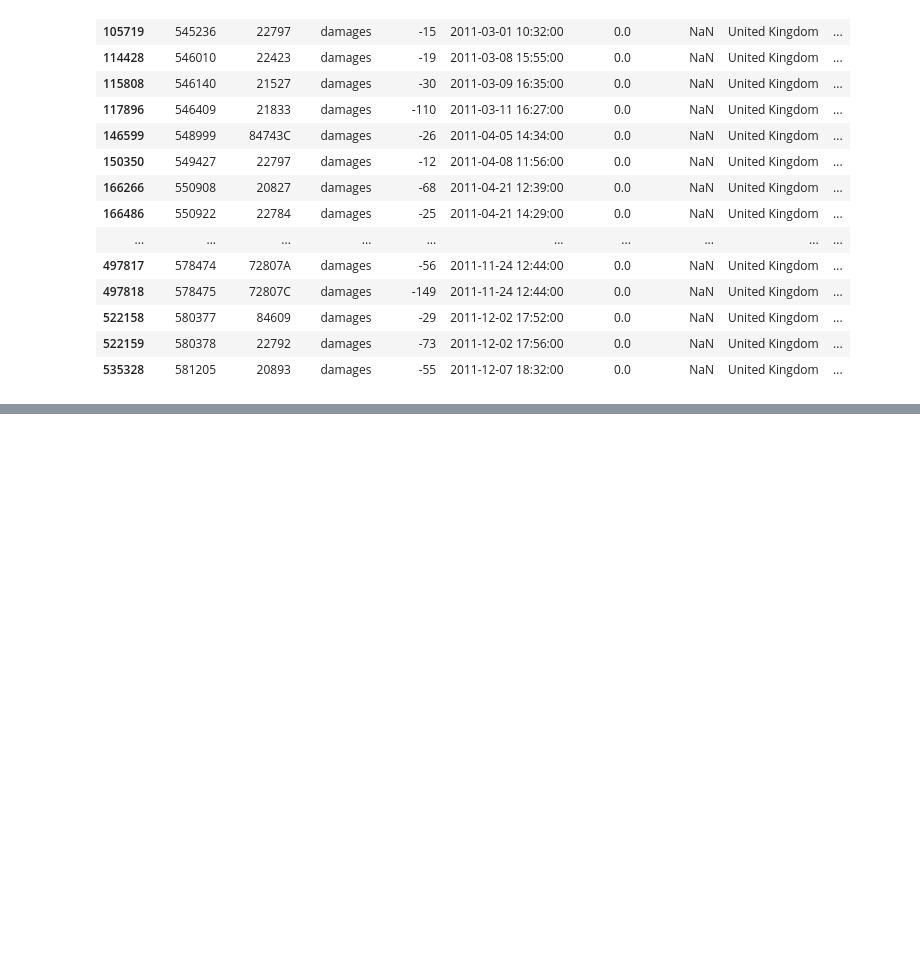
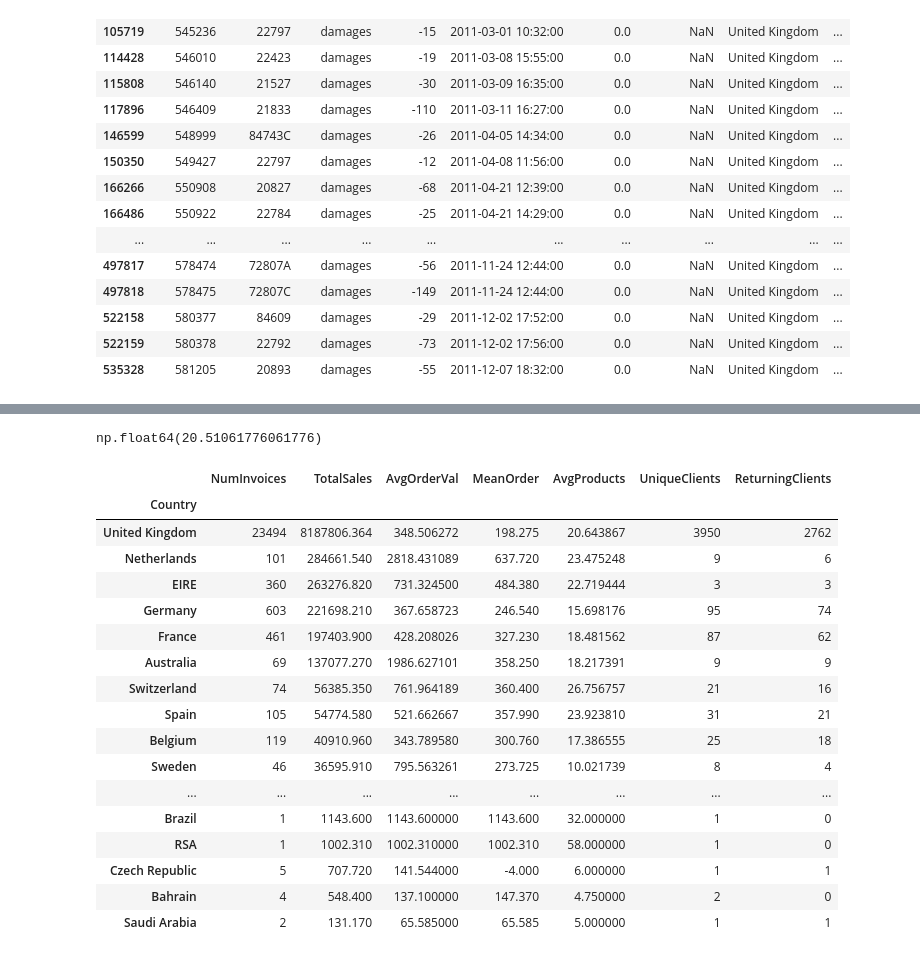
Before and after one commit to paulinaromanczuk/BD_AWDP_S1, a Jupyter notebook: online_retail_EDA.ipynb, the cells around one changed output, grey strips where cells are left out. Drawn from its saved outputs; the diff is of its cells as text; code cells hidden in the pictures; blank space fills up the shorter version.

```diff
--- a/online_retail_EDA.ipynb
+++ b/online_retail_EDA.ipynb
@@ -579,0 +588,9 @@ df.query("Quantity < 0 and Invoice_First_Char =='5' and Description == 'damages'
+# %%
+df['Sales'] = df['Quantity']*df['UnitPrice']
+df_per_invoice = df.groupby('InvoiceNo').agg(
+        OrderValue=('Sales', 'sum'),
+        NumProducts=('StockCode', 'nunique'),
+        CustomerID=('CustomerID', 'first'),
+        Country=('Country', 'first'),
+        InvoiceDate=('InvoiceDate', 'min')
+    ).reset_index()
@@ -579,0 +617,41 @@ df.query("Quantity < 0 and Invoice_First_Char =='5' and Description == 'damages'
+# %%
+#Ile produktow jest sprzedawanych na jedno zamowienie (fakture)?
+df_per_invoice['NumProducts'].mean()
+# %% [output]
+np.float64(20.51061776061776)
+# %%
+sales_per_country = (
+    df_per_invoice
+    .groupby('Country')
+    .agg(
+        NumInvoices = ('InvoiceNo', 'nunique'),
+        TotalSales  = ('OrderValue', 'sum'),
+        AvgOrderVal = ('OrderValue', 'mean'),
+        MeanOrder = ('OrderValue', 'median'),
+        AvgProducts = ('NumProducts', 'mean'),
+        UniqueClients = ('CustomerID', 'nunique'),
+        ReturningClients = ('CustomerID', lambda x: (x.value_counts(dropna=True) > 1).sum() )
+    )
+    .sort_values('TotalSales', ascending=False)
+)
+# %%
+sales_per_country
+# %% [output]
+|  | NumInvoices | TotalSales | AvgOrderVal | MeanOrder | AvgProducts | UniqueClients | ReturningClients |
+| Country |  |  |  |  |  |  |  |
+| United Kingdom | 23494 | 8187806.364 | 348.506272 | 198.275 | 20.643867 | 3950 | 2762 |
+| Netherlands | 101 | 284661.540 | 2818.431089 | 637.720 | 23.475248 | 9 | 6 |
+| EIRE | 360 | 263276.820 | 731.324500 | 484.380 | 22.719444 | 3 | 3 |
+| Germany | 603 | 221698.210 | 367.658723 | 246.540 | 15.698176 | 95 | 74 |
+| France | 461 | 197403.900 | 428.208026 | 327.230 | 18.481562 | 87 | 62 |
+| Australia | 69 | 137077.270 | 1986.627101 | 358.250 | 18.217391 | 9 | 9 |
+| Switzerland | 74 | 56385.350 | 761.964189 | 360.400 | 26.756757 | 21 | 16 |
+| Spain | 105 | 54774.580 | 521.662667 | 357.990 | 23.923810 | 31 | 21 |
+| Belgium | 119 | 40910.960 | 343.789580 | 300.760 | 17.386555 | 25 | 18 |
+| Sweden | 46 | 36595.910 | 795.563261 | 273.725 | 10.021739 | 8 | 4 |
+| ... | ... | ... | ... | ... | ... | ... | ... |
+| Brazil | 1 | 1143.600 | 1143.600000 | 1143.600 | 32.000000 | 1 | 0 |
+| RSA | 1 | 1002.310 | 1002.310000 | 1002.310 | 58.000000 | 1 | 0 |
+| Czech Republic | 5 | 707.720 | 141.544000 | -4.000 | 6.000000 | 1 | 1 |
+| Bahrain | 4 | 548.400 | 137.100000 | 147.370 | 4.750000 | 2 | 0 |
+| Saudi Arabia | 2 | 131.170 | 65.585000 | 65.585 | 5.000000 | 1 | 1 |
```
Also changed, not shown: parts of 4 cells of this notebook.
